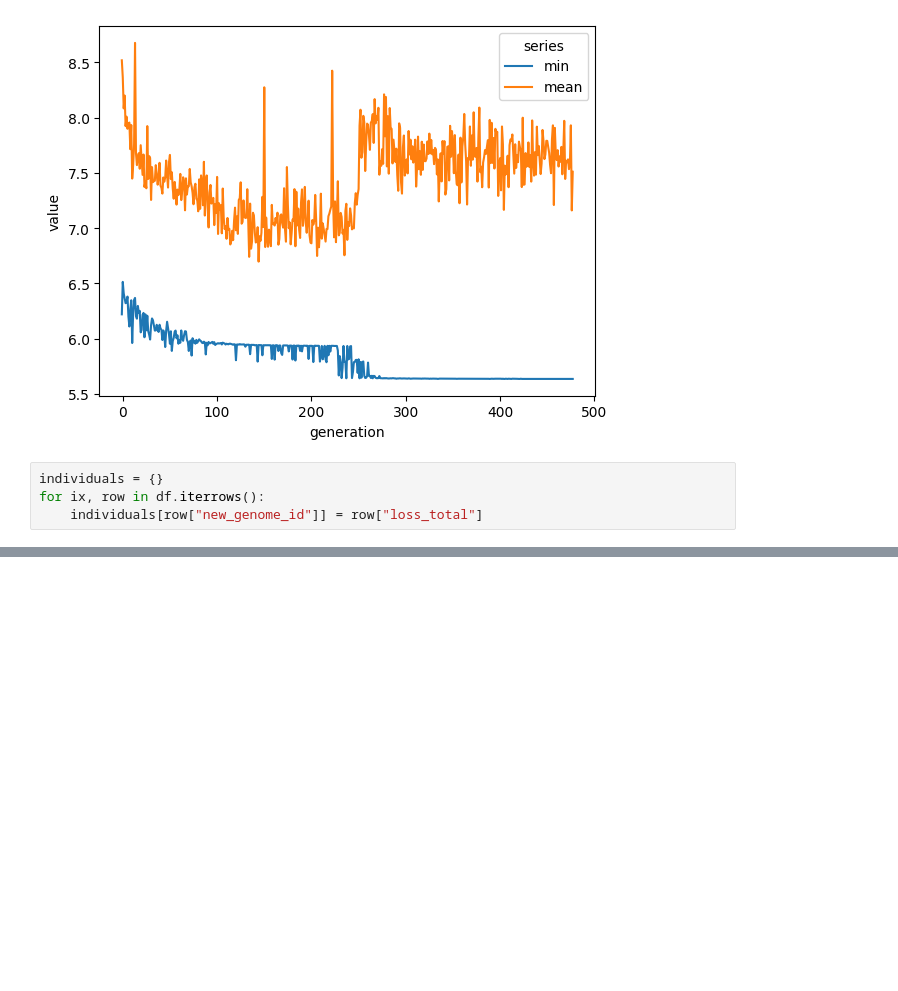
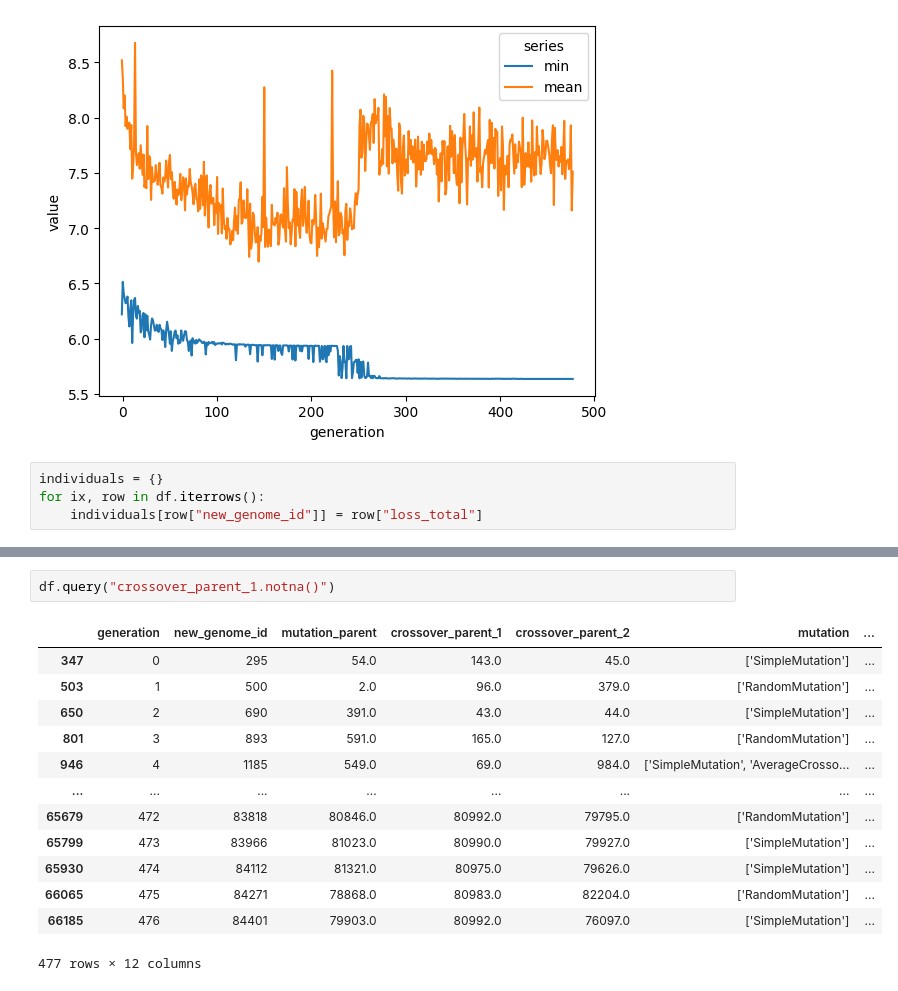
Before and after one commit to jnehring/didge-lab, a Jupyter notebook: src/experiments/nuevolution/analysis.ipynb, the cells around one changed output, grey strips where cells are left out. Cells and saved outputs as stored; diff of their text form; blank space fills up the shorter version.

```diff
--- a/src/experiments/nuevolution/analysis.ipynb
+++ b/src/experiments/nuevolution/analysis.ipynb
@@ -67,0 +85,16 @@ for ix, row in df.query("generation>=0").iterrows():
+# %%
+df.query("crossover_parent_1.notna()")
+# %% [output]
+|  | generation | new_genome_id | mutation_parent | crossover_parent_1 | crossover_parent_2 | mutation | ... |
+| 347 | 0 | 295 | 54.0 | 143.0 | 45.0 | ['SimpleMutation'] | ... |
+| 503 | 1 | 500 | 2.0 | 96.0 | 379.0 | ['RandomMutation'] | ... |
+| 650 | 2 | 690 | 391.0 | 43.0 | 44.0 | ['SimpleMutation'] | ... |
+| 801 | 3 | 893 | 591.0 | 165.0 | 127.0 | ['RandomMutation'] | ... |
+| 946 | 4 | 1185 | 549.0 | 69.0 | 984.0 | ['SimpleMutation', 'AverageCrosso... | ... |
+| ... | ... | ... | ... | ... | ... | ... | ... |
+| 65679 | 472 | 83818 | 80846.0 | 80992.0 | 79795.0 | ['RandomMutation'] | ... |
+| 65799 | 473 | 83966 | 81023.0 | 80990.0 | 79927.0 | ['SimpleMutation'] | ... |
+| 65930 | 474 | 84112 | 81321.0 | 80975.0 | 79626.0 | ['SimpleMutation'] | ... |
+| 66065 | 475 | 84271 | 78868.0 | 80983.0 | 82204.0 | ['RandomMutation'] | ... |
+| 66185 | 476 | 84401 | 79903.0 | 80992.0 | 76097.0 | ['SimpleMutation'] | ... |
+477 rows × 12 columns
```
Also changed, not shown: parts of 1 cell of this notebook, 2 other files.
